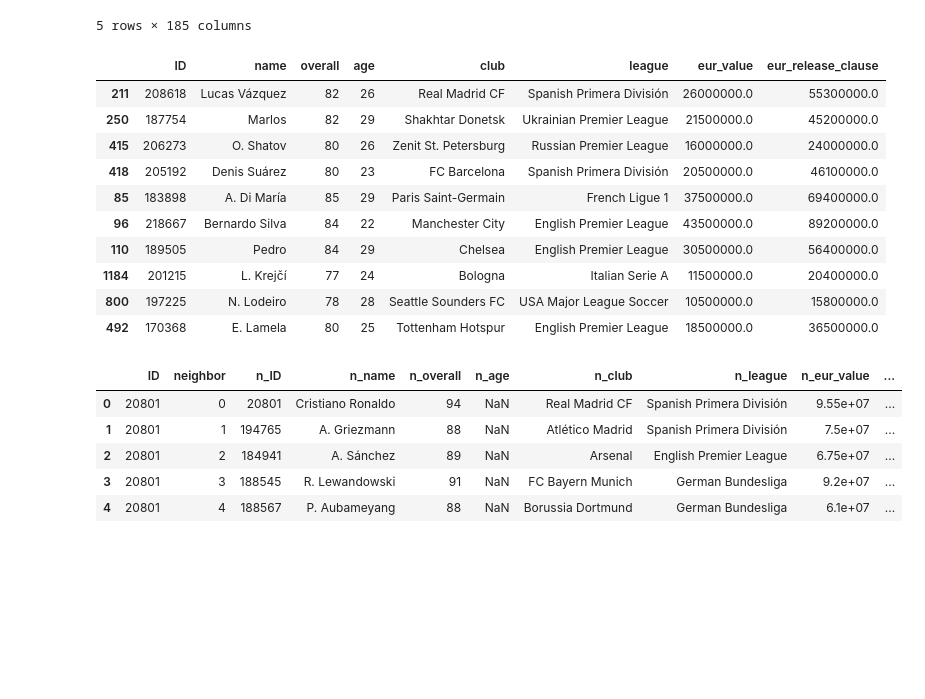
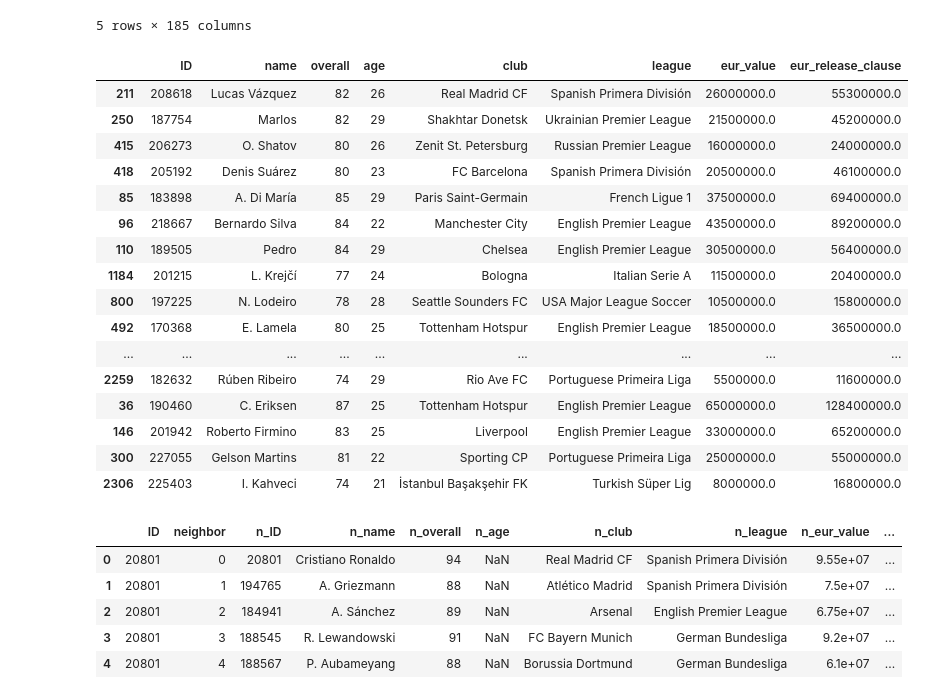
Before and after one commit to ppovedab/masterbigdatapfm, a Jupyter notebook: notebooks/pfm_pedro_poveda_02_modelo_no_supervisado_neighbors.ipynb, the cells around one changed output. Saved outputs shown, nothing was run; the diff lists cells and outputs as text; code cells hidden in the pictures; blank space fills up the shorter version.

Commit message:
new field and neighbors
Leadership field added and neighbors

```diff
--- a/notebooks/pfm_pedro_poveda_02_modelo_no_supervisado_neighbors.ipynb
+++ b/notebooks/pfm_pedro_poveda_02_modelo_no_supervisado_neighbors.ipynb
@@ -133,34 +133,40 @@ x_columns = ["pac","sho","pas","dri","def","phy",
              "prefers_cb","prefers_lb","prefers_lwb","prefers_ls","prefers_lf","prefers_lam","prefers_lcm",
              "prefers_ldm","prefers_lcb","prefers_gk"]
 # %%
-# usamos un modelo No supervisado para generar los 10 vecinos de cada jugador
+# usamos un modelo No supervisado para generar los 50 vecinos de cada jugador
 # Cargamos las librerías de sklearn para clasificación NearestNeighbors
 from sklearn.neighbors import NearestNeighbors
 
-# Instanciamos el modelo (k = 10)
-neigh = NearestNeighbors(10)
+# Instanciamos el modelo (k = 50)
+neigh = NearestNeighbors(50)
 
 # Ajustamos el modelo
 model = neigh.fit(df[x_columns])
 # %%
 # Tomamos un ejemplo: Lucas Vázquez
 
 player_index = 211
-neighbors = model.kneighbors([df.iloc[player_index][x_columns]],n_neighbors=10)[1]
+neighbors = model.kneighbors([df.iloc[player_index][x_columns]],n_neighbors=50)[1]
 neighbors = np.reshape(neighbors,(neighbors.shape[1]))
 df.iloc[neighbors[0:]][["ID", "name", "overall", "age", "club", "league", "eur_value", "eur_release_clause"]]
 # %% [output]
 |  | ID | name | overall | age | club | league | eur_value | eur_release_clause |
 | 211 | 208618 | Lucas Vázquez | 82 | 26 | Real Madrid CF | Spanish Primera División | 26000000.0 | 55300000.0 |
 | 250 | 187754 | Marlos | 82 | 29 | Shakhtar Donetsk | Ukrainian Premier League | 21500000.0 | 45200000.0 |
 | 415 | 206273 | O. Shatov | 80 | 26 | Zenit St. Petersburg | Russian Premier League | 16000000.0 | 24000000.0 |
 | 418 | 205192 | Denis Suárez | 80 | 23 | FC Barcelona | Spanish Primera División | 20500000.0 | 46100000.0 |
 | 85 | 183898 | A. Di María | 85 | 29 | Paris Saint-Germain | French Ligue 1 | 37500000.0 | 69400000.0 |
 | 96 | 218667 | Bernardo Silva | 84 | 22 | Manchester City | English Premier League | 43500000.0 | 89200000.0 |
 | 110 | 189505 | Pedro | 84 | 29 | Chelsea | English Premier League | 30500000.0 | 56400000.0 |
 | 1184 | 201215 | L. Krejčí | 77 | 24 | Bologna | Italian Serie A | 11500000.0 | 20400000.0 |
 | 800 | 197225 | N. Lodeiro | 78 | 28 | Seattle Sounders FC | USA Major League Soccer | 10500000.0 | 15800000.0 |
 | 492 | 170368 | E. Lamela | 80 | 25 | Tottenham Hotspur | English Premier League | 18500000.0 | 36500000.0 |
+| ... | ... | ... | ... | ... | ... | ... | ... | ... |
+| 2259 | 182632 | Rúben Ribeiro | 74 | 29 | Rio Ave FC | Portuguese Primeira Liga | 5500000.0 | 11600000.0 |
+| 36 | 190460 | C. Eriksen | 87 | 25 | Tottenham Hotspur | English Premier League | 65000000.0 | 128400000.0 |
+| 146 | 201942 | Roberto Firmino | 83 | 25 | Liverpool | English Premier League | 33000000.0 | 65200000.0 |
+| 300 | 227055 | Gelson Martins | 81 | 22 | Sporting CP | Portuguese Primeira Liga | 25000000.0 | 55000000.0 |
+| 2306 | 225403 | I. Kahveci | 74 | 21 | İstanbul Başakşehir FK | Turkish Süper Lig | 8000000.0 | 16800000.0 |
 # %%
 # El último paso es generar un fichero con todos los futbolistas, sus vecinos y las características
 # que queremos mostrar de ellos
```
Also changed, not shown: parts of 1 cell of this notebook, 3 other files.
